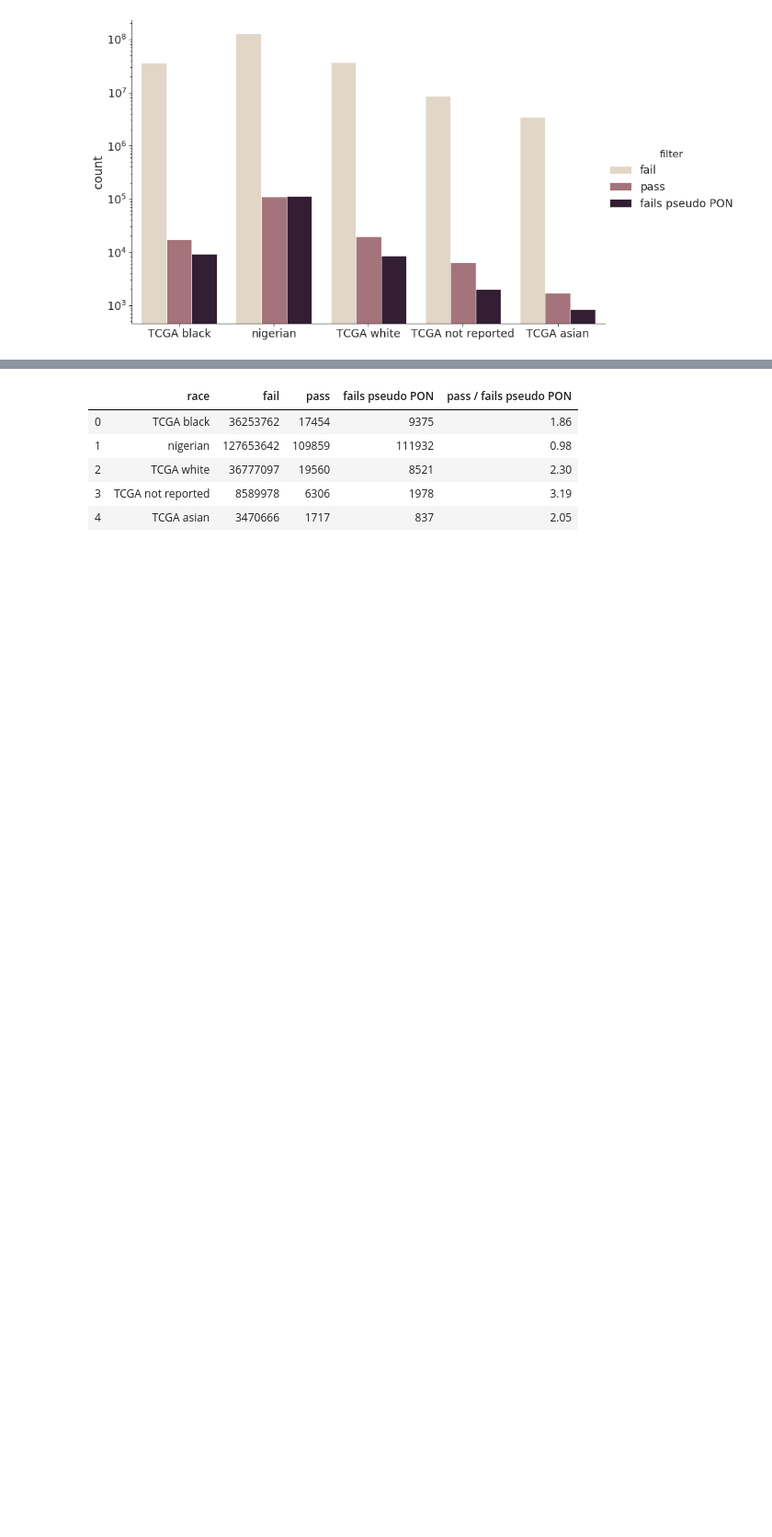
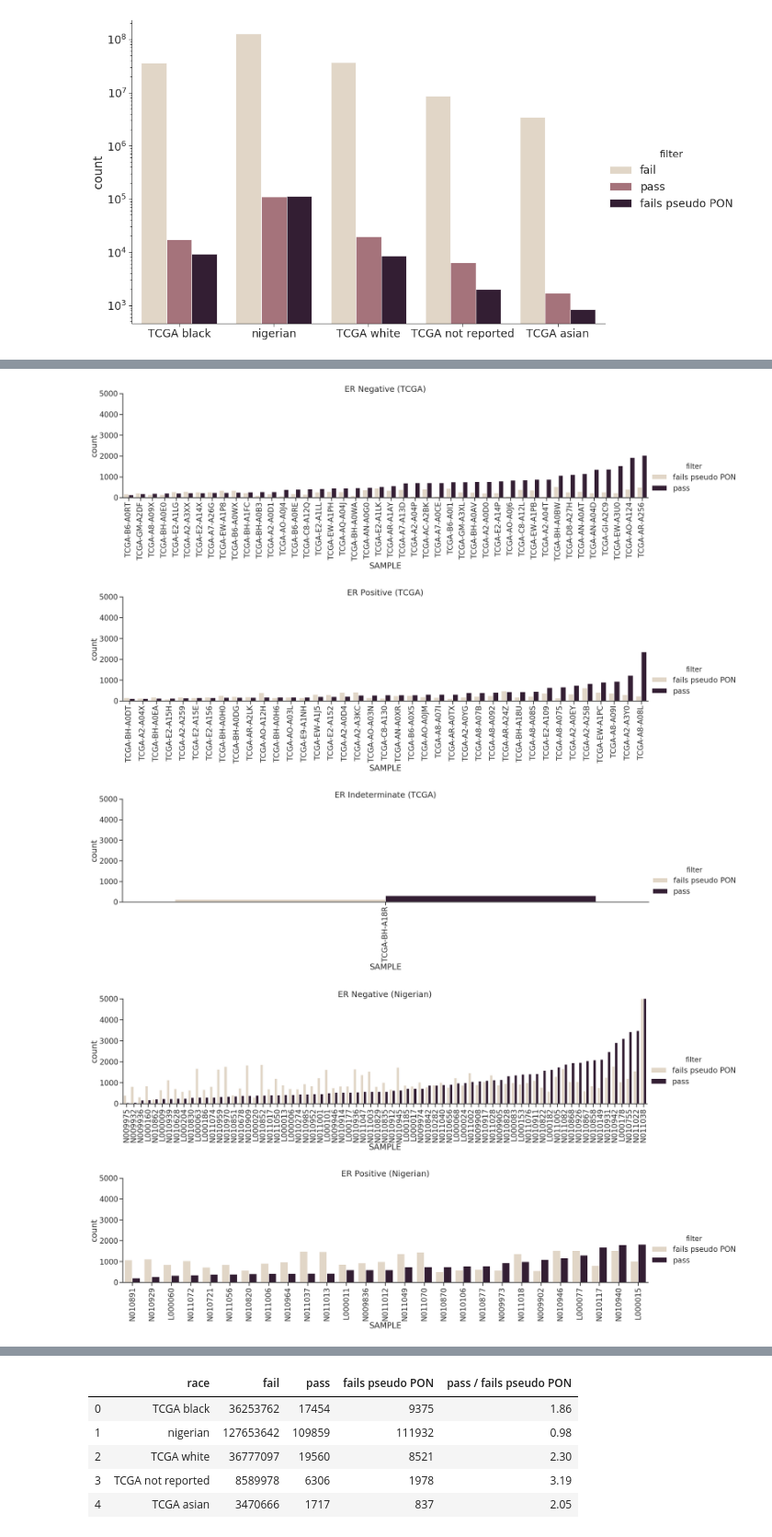
Before and after one commit to olopade-lab/indel-filtering, a Jupyter notebook: analyze.ipynb, the cells around one changed output, grey strips where cells are left out. Shown at 92% size. Cells and saved outputs as stored; diff of their text form; code cells hidden in the pictures; blank space fills up the shorter version.

```diff
--- a/analyze.ipynb
+++ b/analyze.ipynb
@@ -48,0 +67,18 @@ plt.savefig('plots/pass_by_race.pdf', bbox_inches='tight')
+# %%
+sns.set_context("poster", font_scale=1.2)
+
+for race_cut, race_label in [(slim_df['RACE'].str.startswith('TCGA'), 'TCGA'), ((slim_df['RACE'] == 'nigerian'), 'Nigerian')]:
+    for status in slim_df.loc[race_cut]['ER status'].unique():
+        cut = race_cut & (slim_df['ER status'] == status)
+        order = slim_df.loc[cut & (slim_df['filter'] == 'pass')]['SAMPLE'].value_counts().keys().to_list()
+        ax = sns.catplot(x="SAMPLE", hue="filter", kind="count", palette="ch:.25", data=slim_df[race_cut], height=7, aspect=4, order=order[::-1])
+        ax.set_xticklabels(rotation=90)
+        plt.ylim(0, 5000)
+        plt.title('ER {} ({})'.format(status, race_label))
+        plt.savefig('plots/filter_counts_er_{}_{}_no_fail.pdf'.format(status, race_label), bbox_inches='tight')
+# %% [output]
+[figure, added]
+[figure, added]
+[figure, added]
+[figure, added]
+[figure, added]
```
Also changed, not shown: parts of 20 cells of this notebook, 21 other files.
